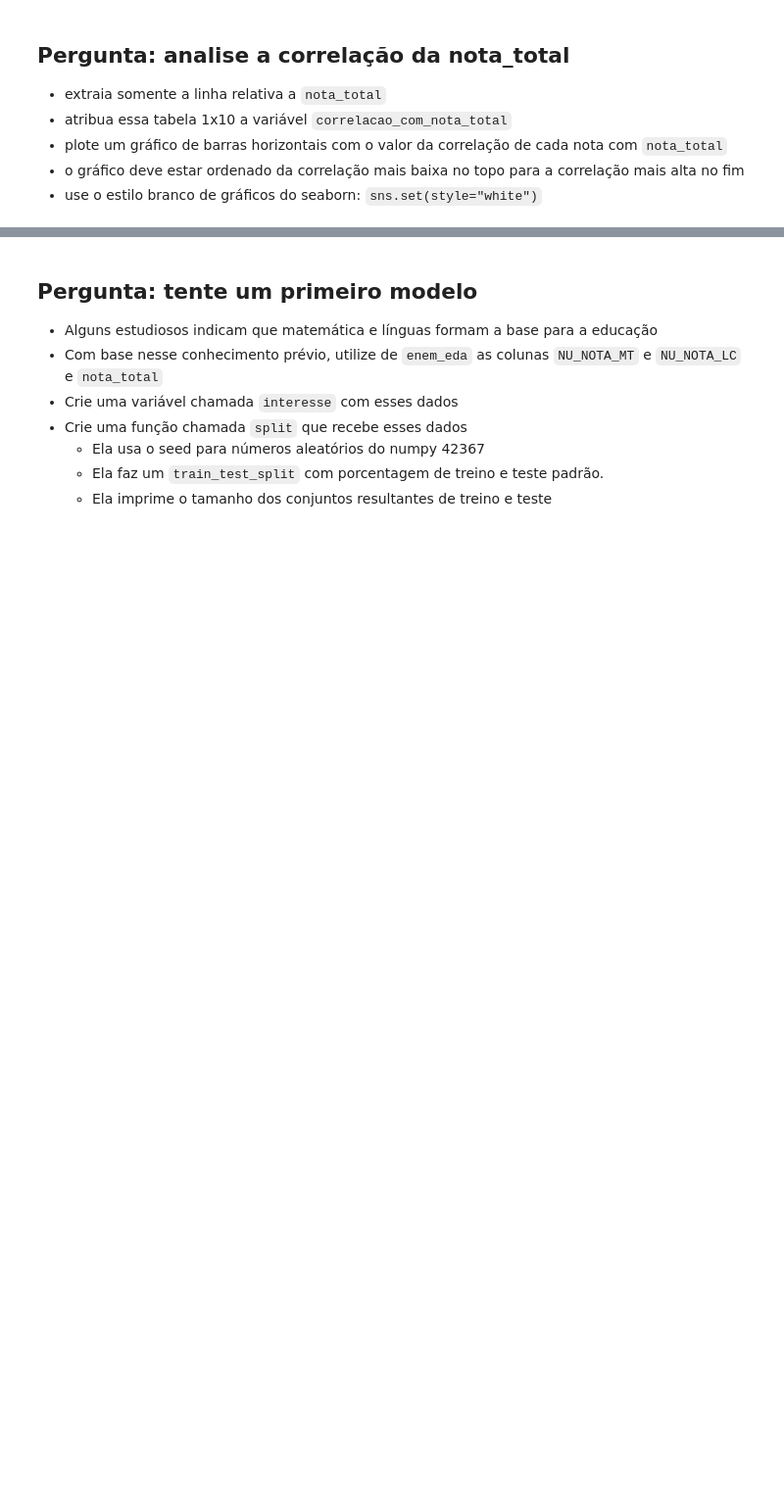
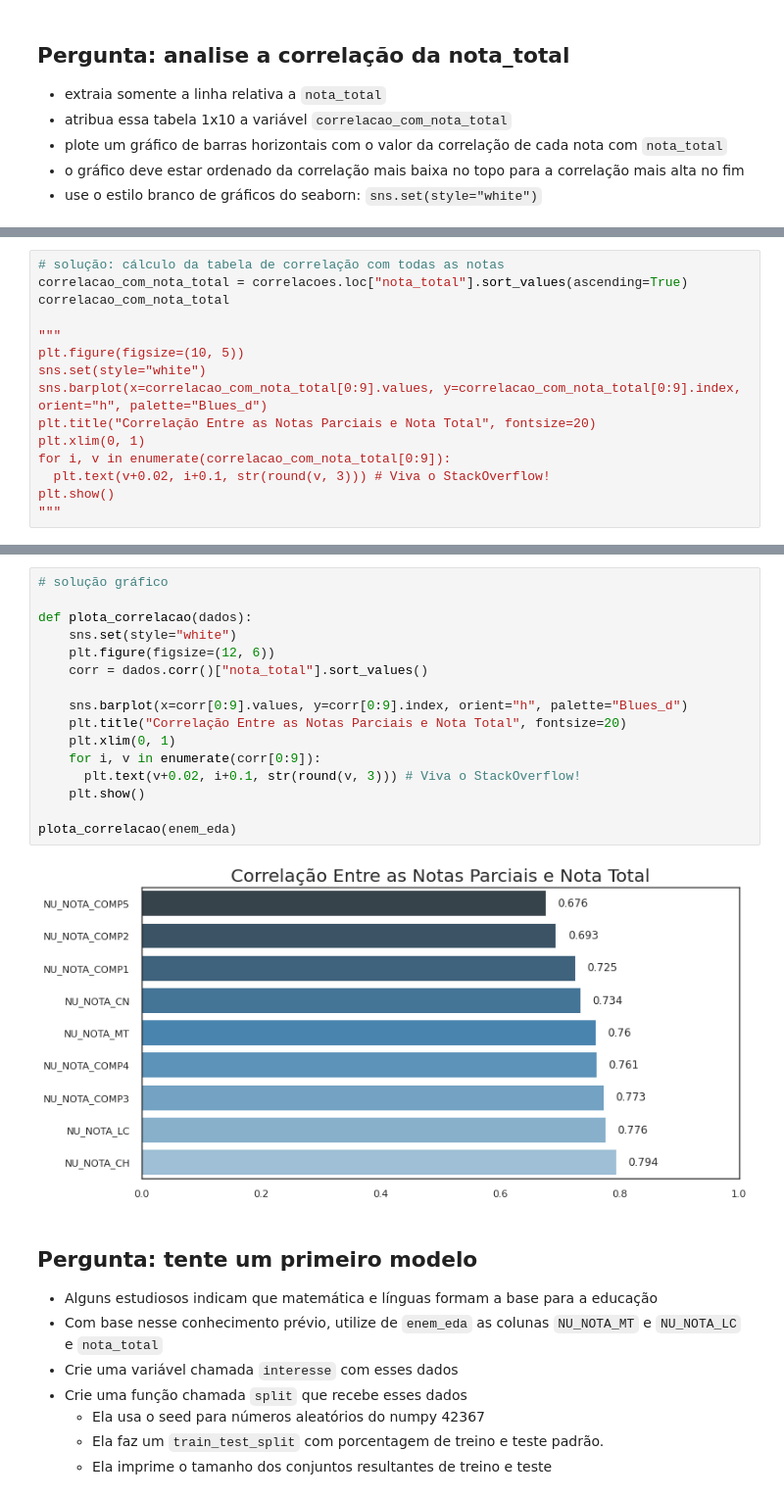
Before and after one commit to LeoFernanndes/notebooks, a Jupyter notebook: Formação Machine Learning - Projeto Alura.ipynb, the cells around one changed output, grey strips where cells are left out. Shown at 98% size. Cells and saved outputs as stored; diff of their text form; blank space fills up the shorter version.

```diff
--- a/Formação Machine Learning - Projeto Alura.ipynb
+++ b/Formação Machine Learning - Projeto Alura.ipynb
@@ -159,0 +250,15 @@ if(correlacoes.shape != (10,10)):
+# %%
+# solução: cálculo da tabela de correlação com todas as notas
+correlacao_com_nota_total = correlacoes.loc["nota_total"].sort_values(ascending=True)
+correlacao_com_nota_total
+
+"""
+plt.figure(figsize=(10, 5))
+sns.set(style="white")
+sns.barplot(x=correlacao_com_nota_total[0:9].values, y=correlacao_com_nota_total[0:9].index, orient="h", palette="Blues_d")
+plt.title("Correlação Entre as Notas Parciais e Nota Total", fontsize=20)
+plt.xlim(0, 1)
+for i, v in enumerate(correlacao_com_nota_total[0:9]):
+  plt.text(v+0.02, i+0.1, str(round(v, 3))) # Viva o StackOverflow!
+plt.show()
+"""
@@ -172,3 +294,21 @@ plota_correlacao(correlacao_com_nota_total)
+# %%
+# solução gráfico
+
+def plota_correlacao(dados):
+    sns.set(style="white")
+    plt.figure(figsize=(12, 6))
+    corr = dados.corr()["nota_total"].sort_values()
+
+    sns.barplot(x=corr[0:9].values, y=corr[0:9].index, orient="h", palette="Blues_d")
+    plt.title("Correlação Entre as Notas Parciais e Nota Total", fontsize=20)
+    plt.xlim(0, 1)
+    for i, v in enumerate(corr[0:9]):
+      plt.text(v+0.02, i+0.1, str(round(v, 3))) # Viva o StackOverflow!
+    plt.show()
+
+plota_correlacao(enem_eda)
+# %% [output]
+[figure, added]
 # %% [markdown]
 ## Pergunta: tente um primeiro modelo
 
```
Also changed, not shown: parts of 66 cells of this notebook.
